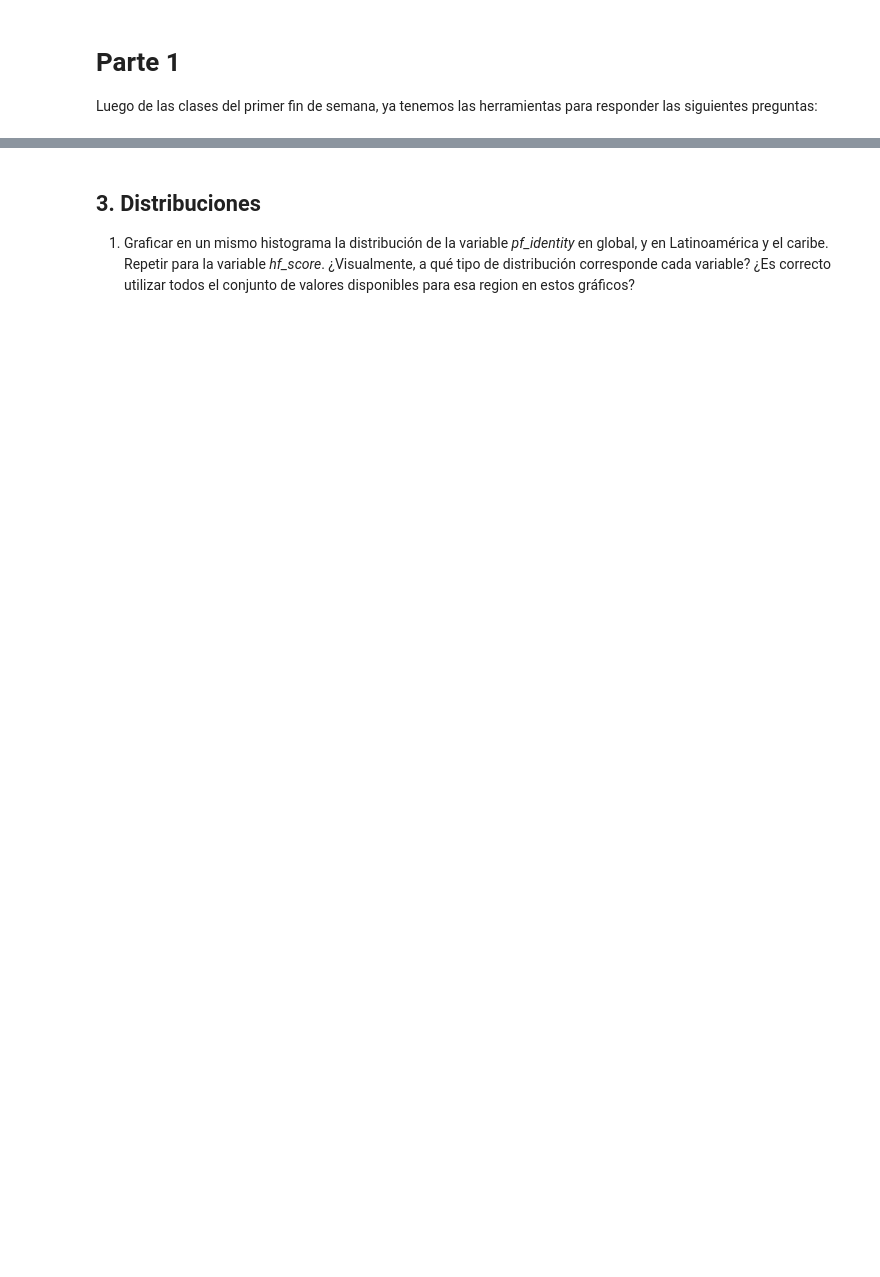
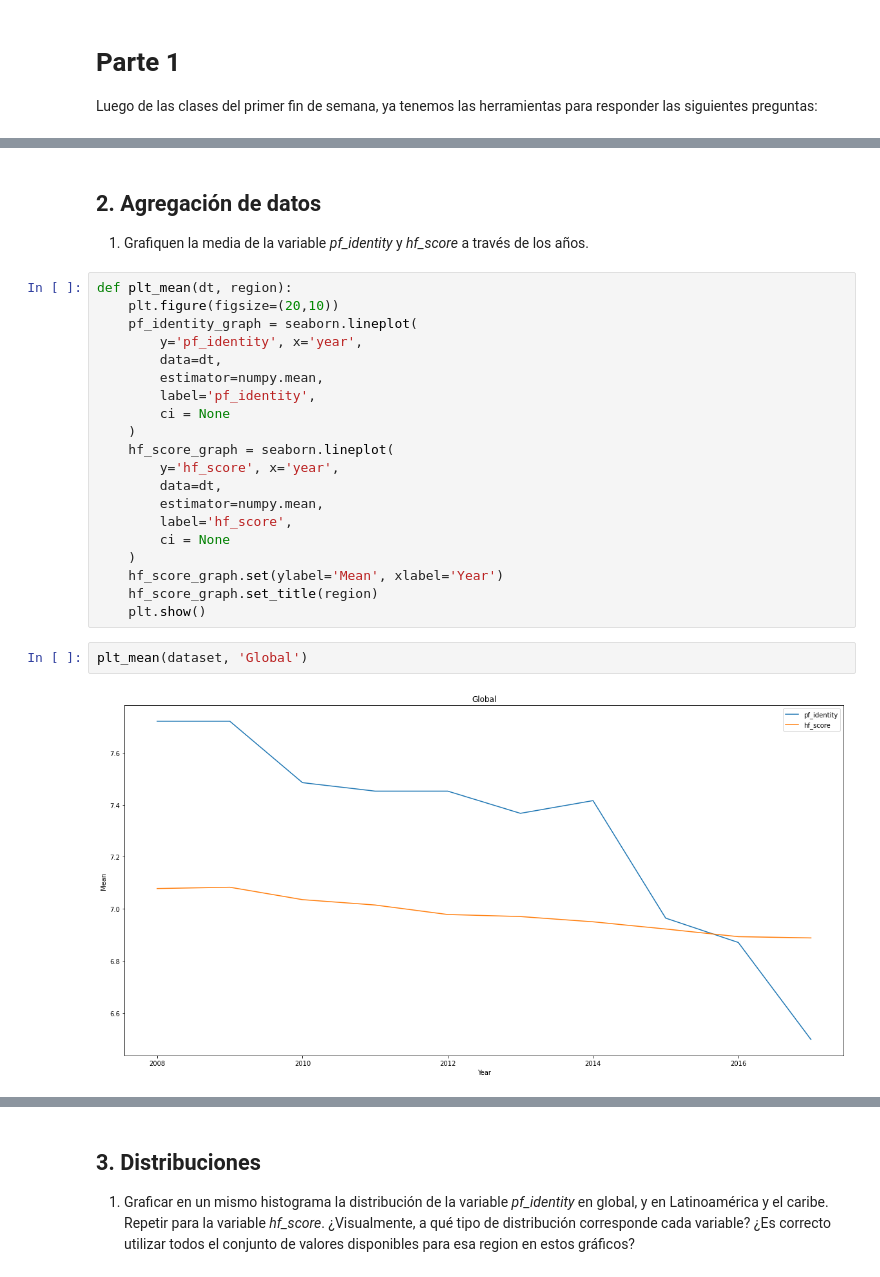
Before and after one commit to mauroeparis/ayvc2g9p1, a Jupyter notebook: practico.ipynb, the cells around one changed output, grey strips where cells are left out. Drawn from its saved outputs; the diff is of its cells as text; blank space fills up the shorter version.

```diff
--- a/practico.ipynb
+++ b/practico.ipynb
@@ -160,0 +258,28 @@ arg_df
+# %% [markdown]
+## 2. Agregación de datos
+
+1. Grafiquen la media de la variable *pf_identity* y *hf_score* a través de los años.
+# %%
+def plt_mean(dt, region):
+    plt.figure(figsize=(20,10))
+    pf_identity_graph = seaborn.lineplot(
+        y='pf_identity', x='year',
+        data=dt,
+        estimator=numpy.mean,
+        label='pf_identity',
+        ci = None
+    )
+    hf_score_graph = seaborn.lineplot(
+        y='hf_score', x='year',
+        data=dt,
+        estimator=numpy.mean,
+        label='hf_score',
+        ci = None
+    )
+    hf_score_graph.set(ylabel='Mean', xlabel='Year')
+    hf_score_graph.set_title(region)
+    plt.show()
+# %%
+plt_mean(dataset, 'Global')
+# %% [output]
+[figure, added]
```
Also changed, not shown: parts of 35 cells of this notebook.
